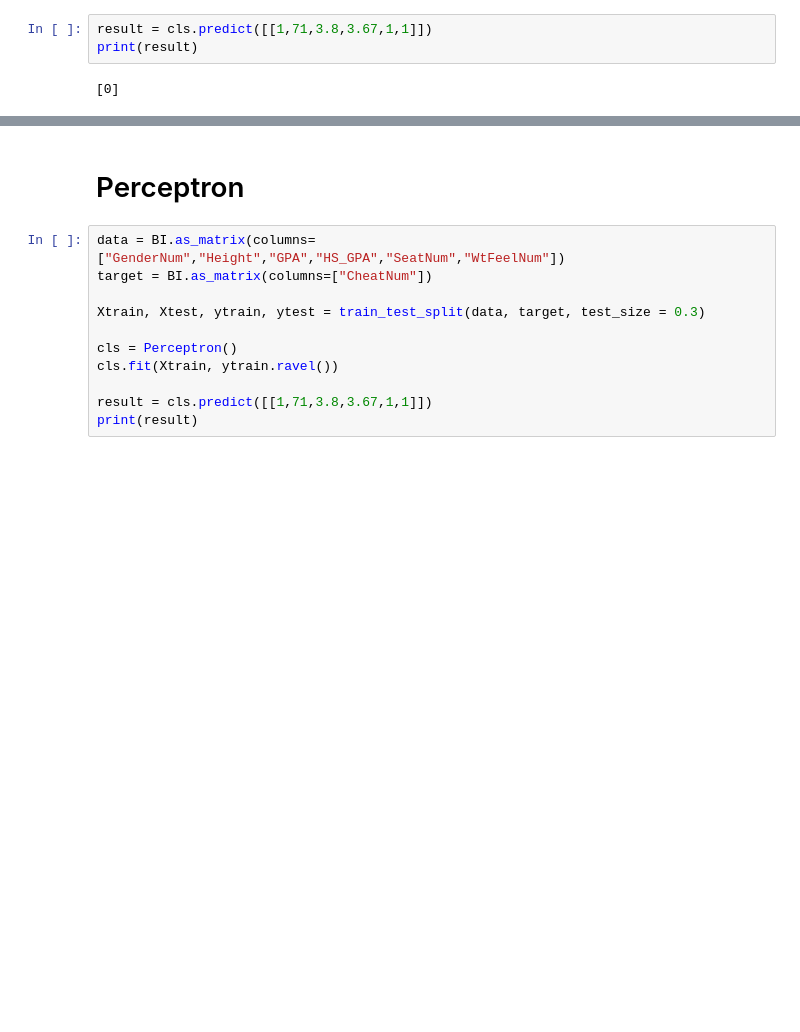
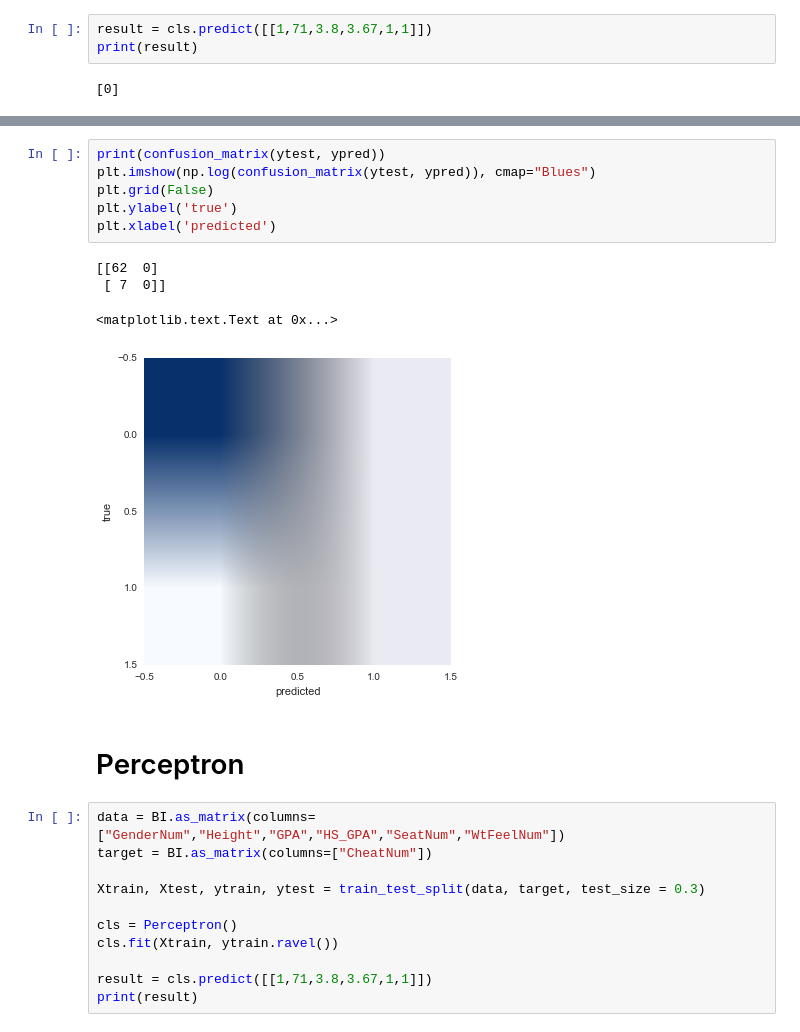
Before and after one commit to BlaiseSSchaeffer/CS420, a Jupyter notebook: BodyImage/BodyImage.ipynb, the cells around one changed output, grey strips where cells are left out. Saved outputs shown, nothing was run; the diff lists cells and outputs as text; blank space fills up the shorter version.

Commit message:
finishing up the body image notebook

```diff
--- a/BodyImage/BodyImage.ipynb
+++ b/BodyImage/BodyImage.ipynb
@@ -139,3 +139,14 @@ avg / total       0.86      0.93      0.89        69
+# %%
+print(confusion_matrix(ytest, ypred))
+plt.imshow(np.log(confusion_matrix(ytest, ypred)), cmap="Blues")
+plt.grid(False)
+plt.ylabel('true')
+plt.xlabel('predicted')
+# %% [output]
+[[62  0]
+ [ 7  0]]
+<matplotlib.text.Text at 0x...>
+[figure, added]
 # %% [markdown]
 # Perceptron
 # %%
```
Also changed, not shown: parts of 47 cells of this notebook, 1 other file.
